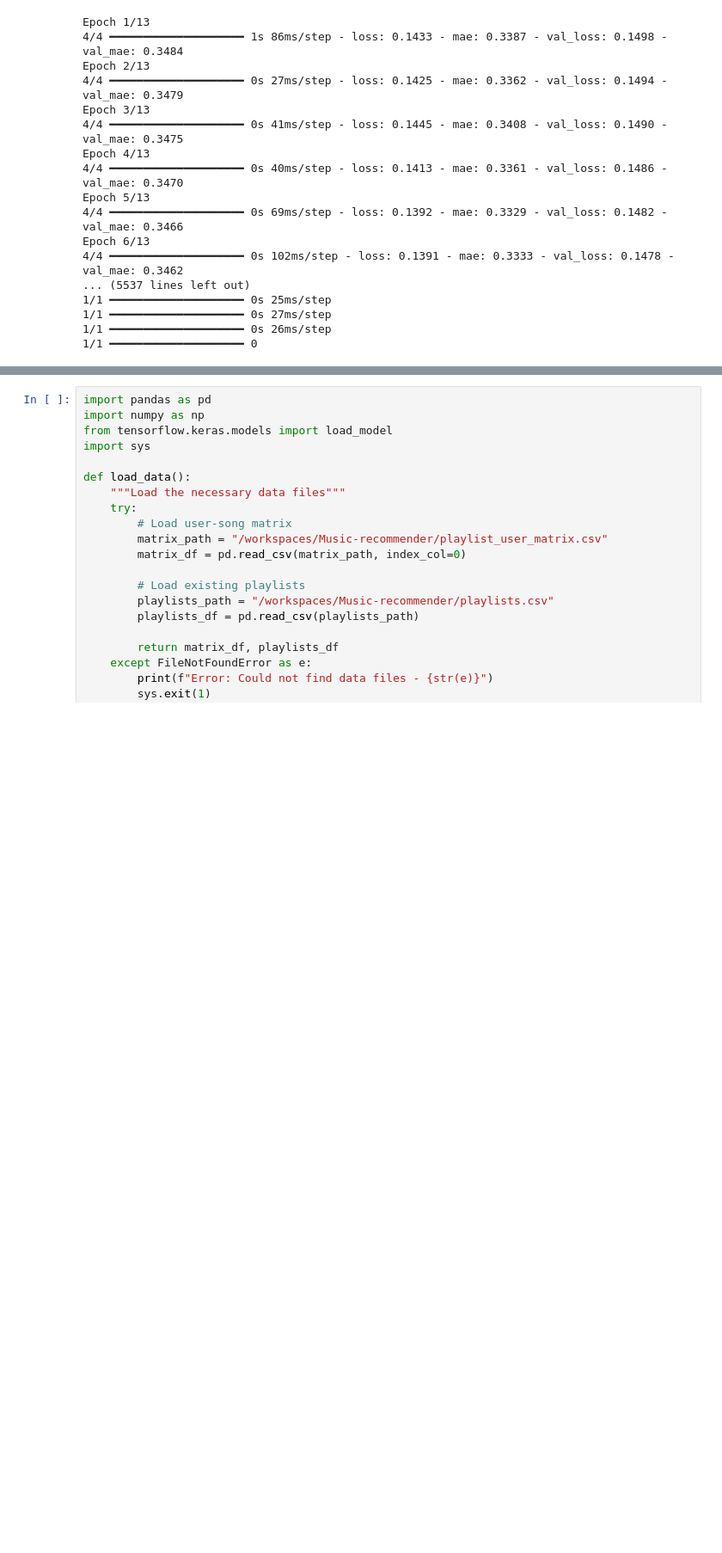
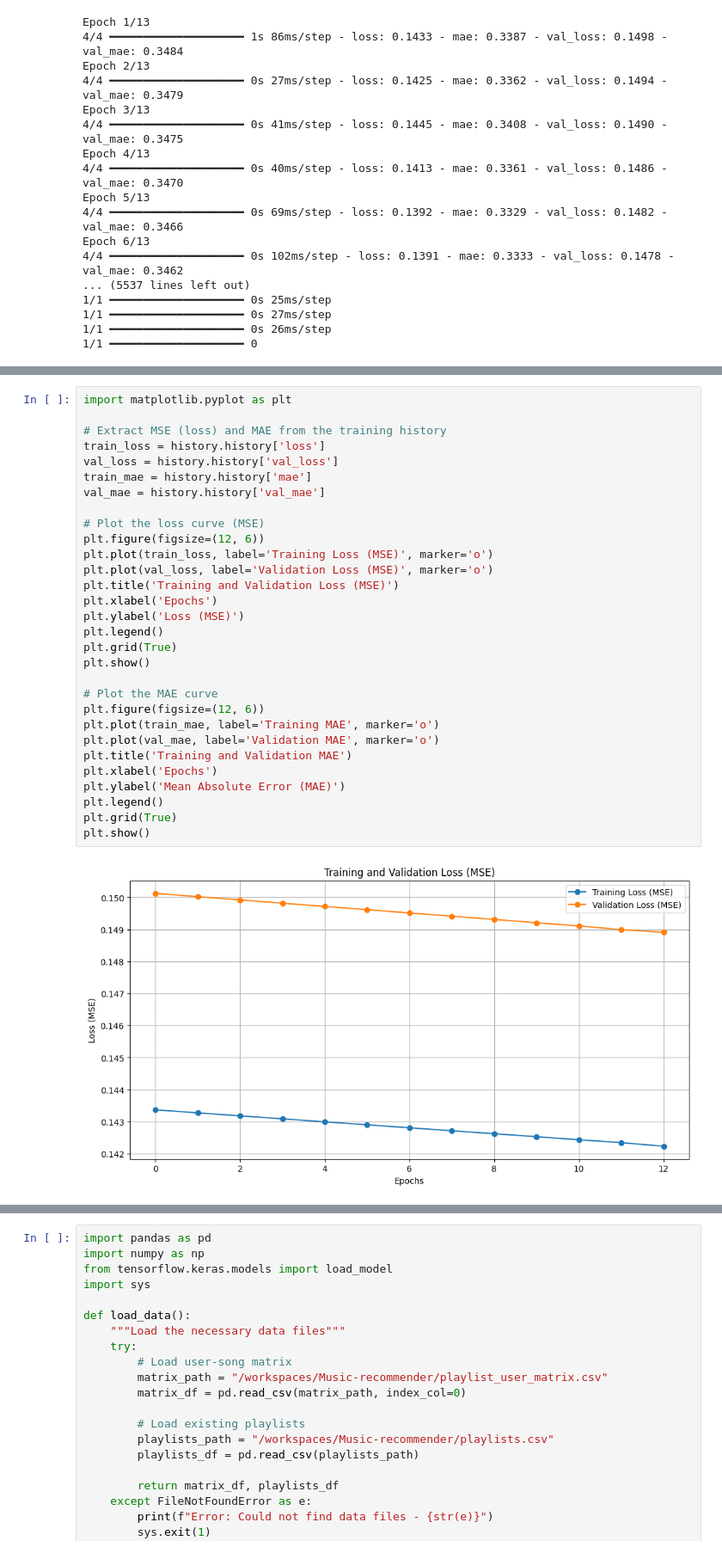
Before and after one commit to TANTOUNI-MED/Music-recommender, a Jupyter notebook: playlistGeneration.ipynb, the cells around one changed output, grey strips where cells are left out. Shown at 86% size. Cells and saved outputs as stored; diff of their text form; blank space fills up the shorter version.

```diff
--- a/playlistGeneration.ipynb
+++ b/playlistGeneration.ipynb
@@ -324,0 +336,32 @@ Recommendations have been saved!
+# %%
+import matplotlib.pyplot as plt
+
+# Extract MSE (loss) and MAE from the training history
+train_loss = history.history['loss']
+val_loss = history.history['val_loss']
+train_mae = history.history['mae']
+val_mae = history.history['val_mae']
+
+# Plot the loss curve (MSE)
+plt.figure(figsize=(12, 6))
+plt.plot(train_loss, label='Training Loss (MSE)', marker='o')
+plt.plot(val_loss, label='Validation Loss (MSE)', marker='o')
+plt.title('Training and Validation Loss (MSE)')
+plt.xlabel('Epochs')
+plt.ylabel('Loss (MSE)')
+plt.legend()
+plt.grid(True)
+plt.show()
+
+# Plot the MAE curve
+plt.figure(figsize=(12, 6))
+plt.plot(train_mae, label='Training MAE', marker='o')
+plt.plot(val_mae, label='Validation MAE', marker='o')
+plt.title('Training and Validation MAE')
+plt.xlabel('Epochs')
+plt.ylabel('Mean Absolute Error (MAE)')
+plt.legend()
+plt.grid(True)
+plt.show()
+# %% [output]
+[figure, added]
```
Also changed, not shown: parts of 3 cells of this notebook, 5 other files.
